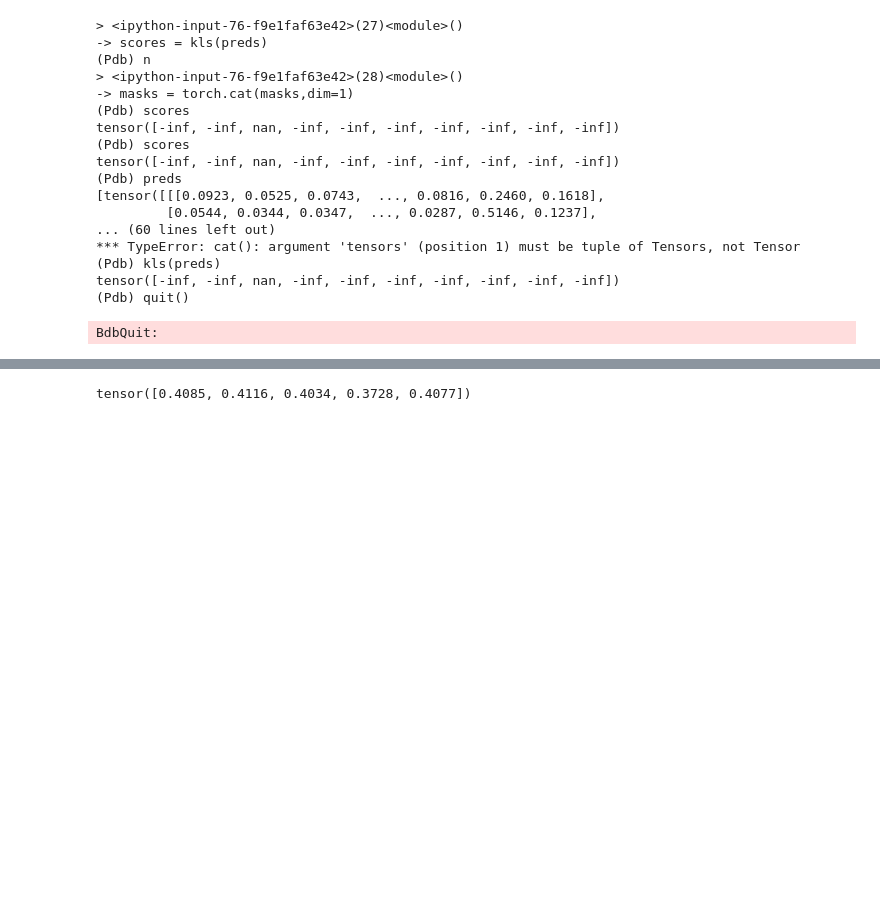
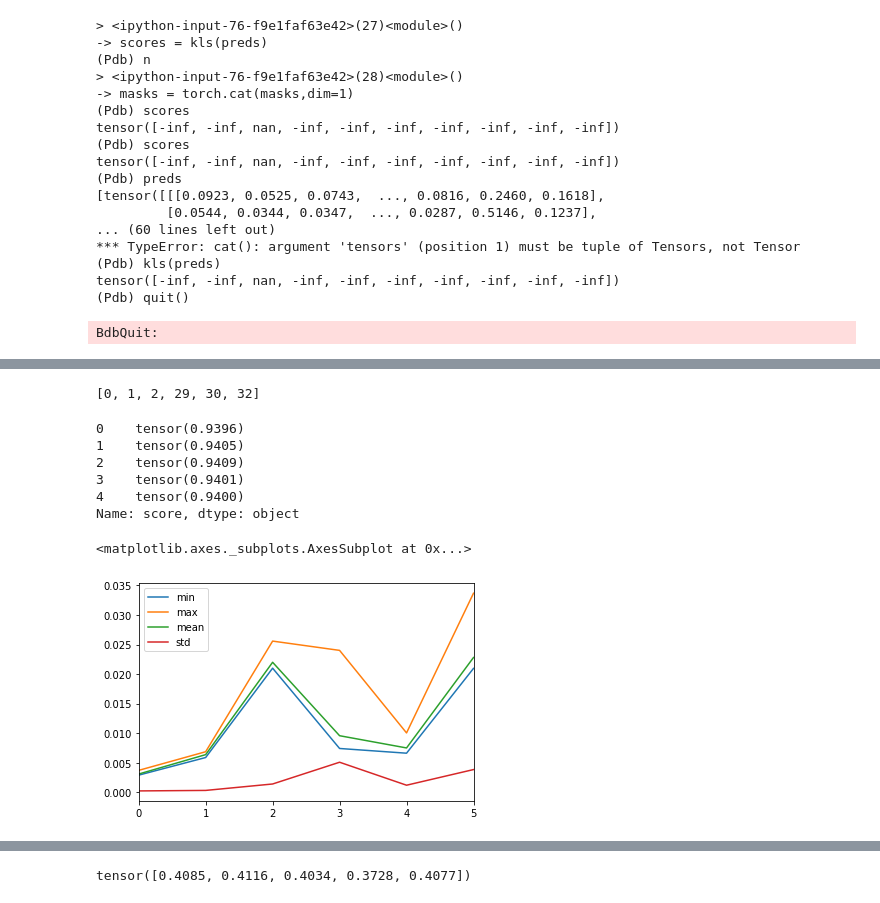
Before and after one commit to dhuynh95/fastai_bayesian, a Jupyter notebook: EnsembleDropout.ipynb, the cells around one changed output, grey strips where cells are left out. Saved outputs shown, nothing was run; the diff lists cells and outputs as text; code cells hidden in the pictures; blank space fills up the shorter version.

```diff
--- a/EnsembleDropout.ipynb
+++ b/EnsembleDropout.ipynb
@@ -436,0 +638,19 @@ for t in range(T):
+# %%
+changes
+# %% [output]
+[0, 1, 2, 29, 30, 32]
+# %%
+df.score
+# %% [output]
+0    tensor(0.9396)
+1    tensor(0.9405)
+2    tensor(0.9409)
+3    tensor(0.9401)
+4    tensor(0.9400)
+Name: score, dtype: object
+# %%
+df = pd.DataFrame(outputs)
+df.plot()
+# %% [output]
+<matplotlib.axes._subplots.AxesSubplot at 0x...>
+[figure, added]
```
Also changed, not shown: parts of 63 cells of this notebook.
